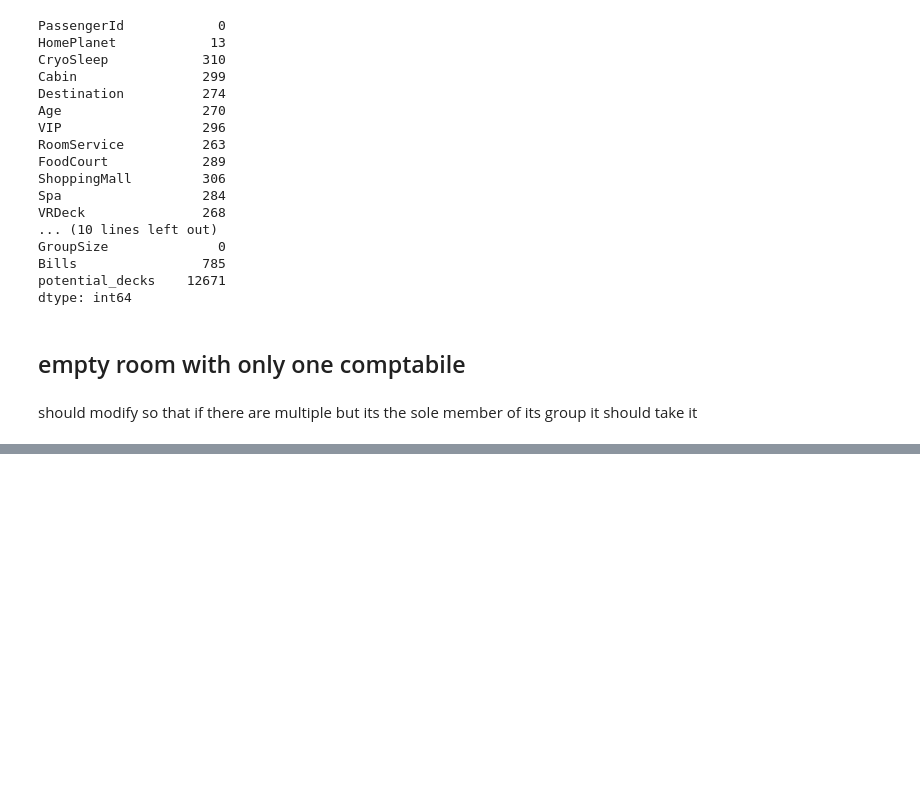
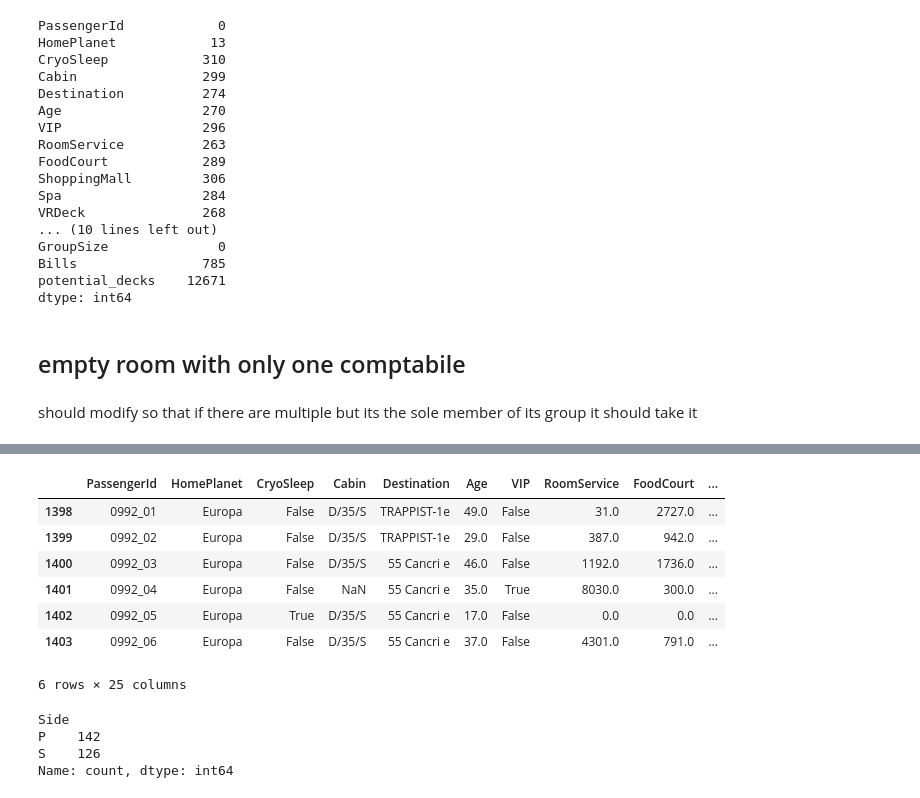
Before and after one commit to jacobsultan/cabin-for-spacetitanic-kaggle, a Jupyter notebook: firstruns.ipynb, the cells around one changed output, grey strips where cells are left out. Saved outputs shown, nothing was run; the diff lists cells and outputs as text; code cells hidden in the pictures; blank space fills up the shorter version.

```diff
--- a/firstruns.ipynb
+++ b/firstruns.ipynb
@@ -852,0 +623,18 @@ dtype: int64
+# %%
+df2[df2.Group == 992]
+# %% [output]
+|  | PassengerId | HomePlanet | CryoSleep | Cabin | Destination | Age | VIP | RoomService | FoodCourt | ... |
+| 1398 | 0992_01 | Europa | False | D/35/S | TRAPPIST-1e | 49.0 | False | 31.0 | 2727.0 | ... |
+| 1399 | 0992_02 | Europa | False | D/35/S | TRAPPIST-1e | 29.0 | False | 387.0 | 942.0 | ... |
+| 1400 | 0992_03 | Europa | False | D/35/S | 55 Cancri e | 46.0 | False | 1192.0 | 1736.0 | ... |
+| 1401 | 0992_04 | Europa | False | NaN | 55 Cancri e | 35.0 | True | 8030.0 | 300.0 | ... |
+| 1402 | 0992_05 | Europa | True | D/35/S | 55 Cancri e | 17.0 | False | 0.0 | 0.0 | ... |
+| 1403 | 0992_06 | Europa | False | D/35/S | 55 Cancri e | 37.0 | False | 4301.0 | 791.0 | ... |
+6 rows × 25 columns
+# %%
+df2[(df2.VIP == True)].Side.value_counts()
+# %% [output]
+Side
+P    142
+S    126
+Name: count, dtype: int64
```
Also changed, not shown: parts of 87 cells of this notebook, 6 other files.
